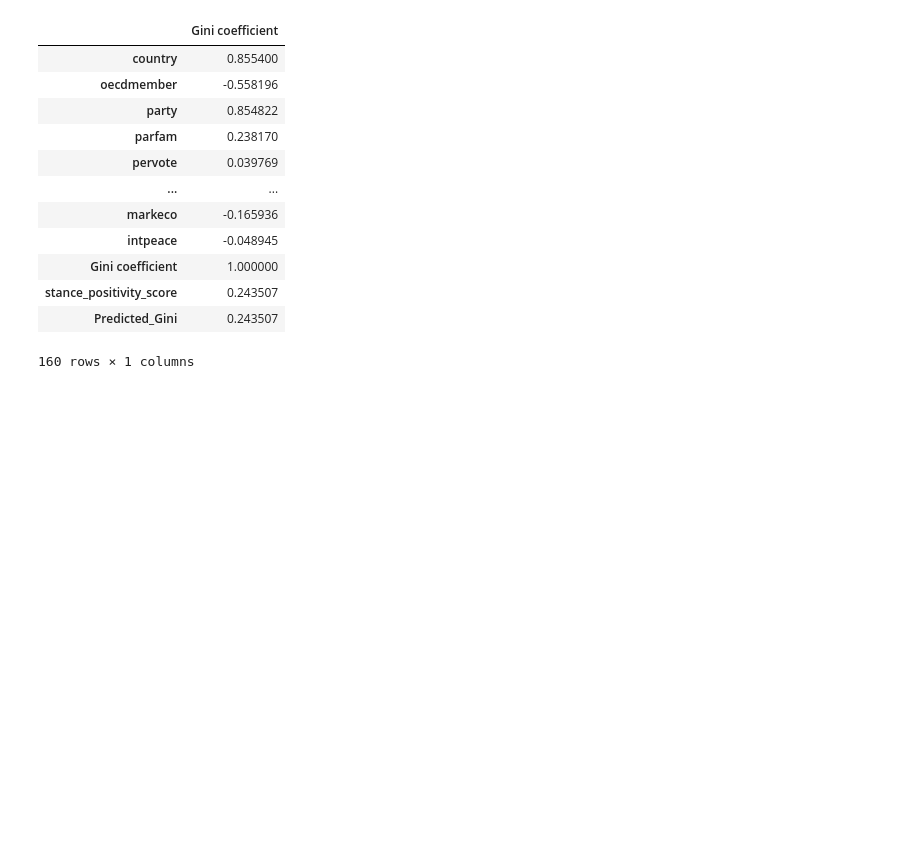
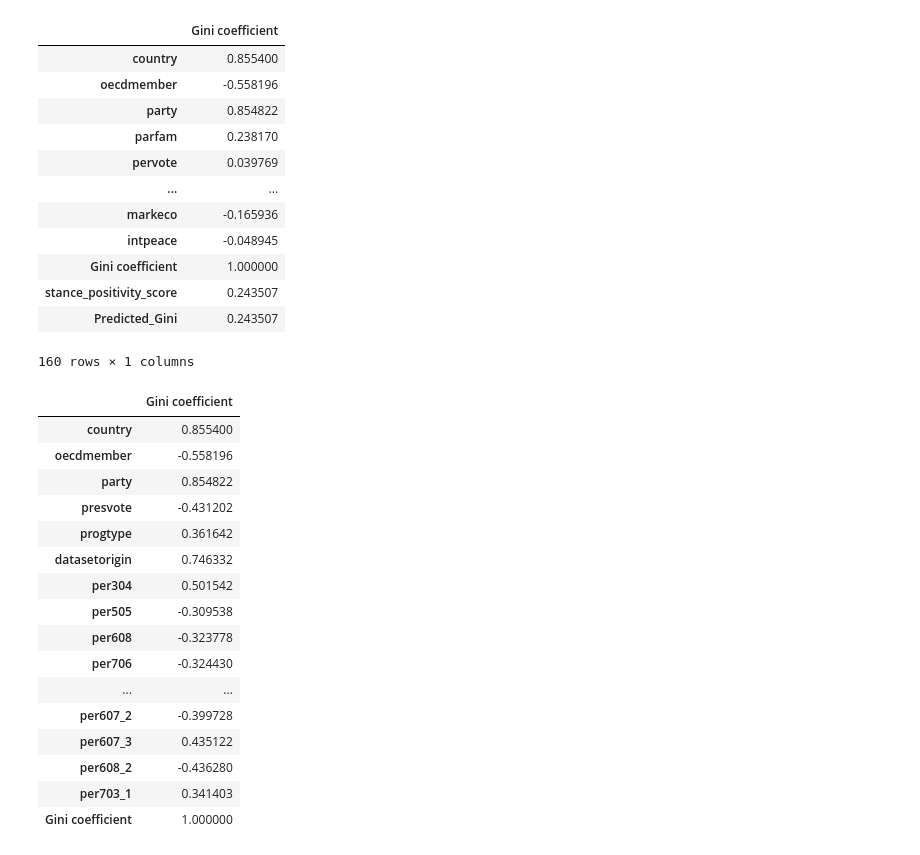
Before and after one commit to sebastian-graeff/MaifestoGroup, a Jupyter notebook: linear regression.ipynb, the cells around one changed output. Saved outputs shown, nothing was run; the diff lists cells and outputs as text; code cells hidden in the pictures; blank space fills up the shorter version.

```diff
--- a/linear regression.ipynb
+++ b/linear regression.ipynb
@@ -187,3 +187,23 @@ display(corr_subset)
 | stance_positivity_score | 0.243507 |
 | Predicted_Gini | 0.243507 |
 160 rows × 1 columns
+# %%
+corr_subset.loc[(corr_subset['Gini coefficient'] > 0.3) | (corr_subset['Gini coefficient'] < -0.3)]
+# %% [output]
+|  | Gini coefficient |
+| country | 0.855400 |
+| oecdmember | -0.558196 |
+| party | 0.854822 |
+| presvote | -0.431202 |
+| progtype | 0.361642 |
+| datasetorigin | 0.746332 |
+| per304 | 0.501542 |
+| per505 | -0.309538 |
+| per608 | -0.323778 |
+| per706 | -0.324430 |
+| ... | ... |
+| per607_2 | -0.399728 |
+| per607_3 | 0.435122 |
+| per608_2 | -0.436280 |
+| per703_1 | 0.341403 |
+| Gini coefficient | 1.000000 |
```
Also changed, not shown: parts of 2 cells of this notebook.
